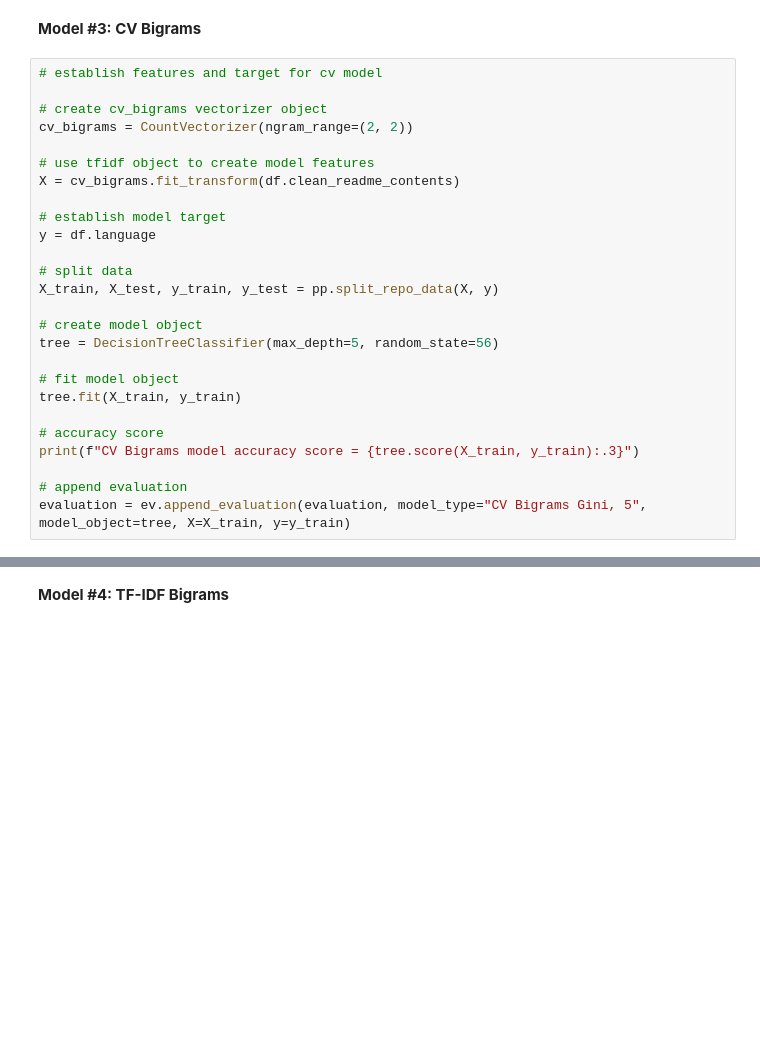
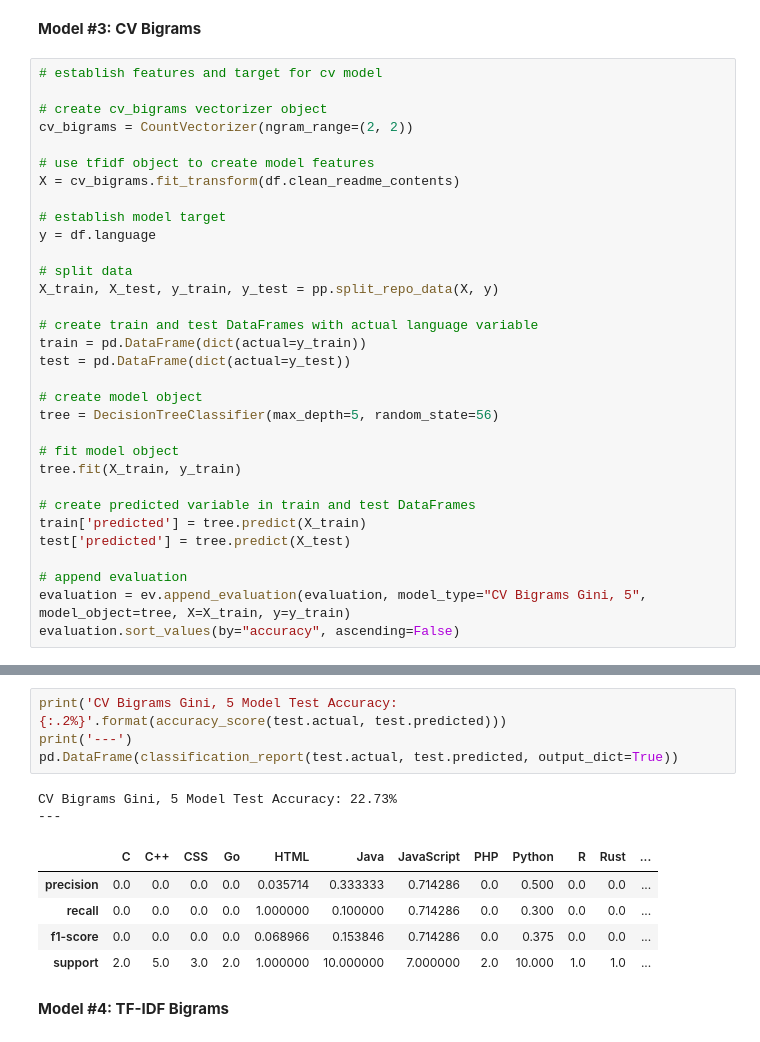
Before and after one commit to cobb-jiang-hartman-npl-project/github-repository-project, a Jupyter notebook: alec_files/model.ipynb, the cells around one changed output, grey strips where cells are left out. Saved outputs shown, nothing was run; the diff lists cells and outputs as text; blank space fills up the shorter version.

```diff
--- a/alec_files/model.ipynb
+++ b/alec_files/model.ipynb
@@ -353,15 +418,21 @@ y = df.language
 # split data
 X_train, X_test, y_train, y_test = pp.split_repo_data(X, y)
 
+# create train and test DataFrames with actual language variable
+train = pd.DataFrame(dict(actual=y_train))
+test = pd.DataFrame(dict(actual=y_test))
+
 # create model object
 tree = DecisionTreeClassifier(max_depth=5, random_state=56)
 
 # fit model object
 tree.fit(X_train, y_train)
 
-# accuracy score
-print(f"CV Bigrams model accuracy score = {tree.score(X_train, y_train):.3}")
+# create predicted variable in train and test DataFrames
+train['predicted'] = tree.predict(X_train)
+test['predicted'] = tree.predict(X_test)
 
 # append evaluation
 evaluation = ev.append_evaluation(evaluation, model_type="CV Bigrams Gini, 5", model_object=tree, X=X_train, y=y_train)
+evaluation.sort_values(by="accuracy", ascending=False)
 # %% [output]
@@ -369,3 +456,15 @@ CV Bigrams model accuracy score = 0.386
+# %%
+print('CV Bigrams Gini, 5 Model Test Accuracy: {:.2%}'.format(accuracy_score(test.actual, test.predicted)))
+print('---')
+pd.DataFrame(classification_report(test.actual, test.predicted, output_dict=True))
+# %% [output]
+CV Bigrams Gini, 5 Model Test Accuracy: 22.73%
+---
+|  | C | C++ | CSS | Go | HTML | Java | JavaScript | PHP | Python | R | Rust | ... |
+| precision | 0.0 | 0.0 | 0.0 | 0.0 | 0.035714 | 0.333333 | 0.714286 | 0.0 | 0.500 | 0.0 | 0.0 | ... |
+| recall | 0.0 | 0.0 | 0.0 | 0.0 | 1.000000 | 0.100000 | 0.714286 | 0.0 | 0.300 | 0.0 | 0.0 | ... |
+| f1-score | 0.0 | 0.0 | 0.0 | 0.0 | 0.068966 | 0.153846 | 0.714286 | 0.0 | 0.375 | 0.0 | 0.0 | ... |
+| support | 2.0 | 5.0 | 3.0 | 2.0 | 1.000000 | 10.000000 | 7.000000 | 2.0 | 10.000 | 1.0 | 1.0 | ... |
 # %% [markdown]
 **Model #4: TF-IDF Bigrams**
 # %%
```
Also changed, not shown: parts of 60 cells of this notebook, 2 other files.
